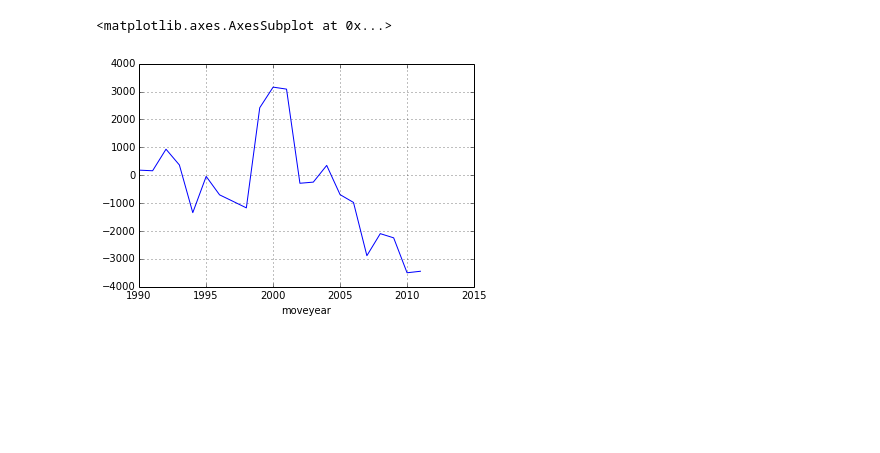
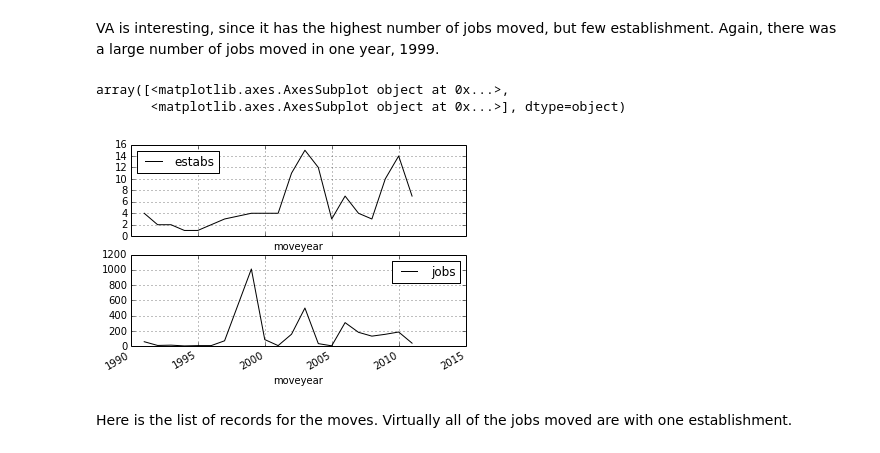
Before and after one commit to SDRDLAnalysts/pdp-data-projects, a Jupyter notebook: voiceofsandiego.org/business-migrations/analysts/ericbusboom.ipynb, the cells around one changed output. Drawn from its saved outputs; the diff is of its cells as text; code cells hidden in the pictures; blank space fills up the shorter version.

```diff
--- a/voiceofsandiego.org/business-migrations/analysts/ericbusboom.ipynb
+++ b/voiceofsandiego.org/business-migrations/analysts/ericbusboom.ipynb
@@ -15,6 +20,8 @@ assert df[(df.destcbsa == 42044) & (df.origincbsa == 20940)].jobs.sum() == 68
 assert df[(df.destcbsa == 31084)  & (df.origincbsa == 31084) ].estabs.sum() == 173234
 assert df[(df.destcbsa == 31084)  & (df.originstate == 'CA') ].estabs.sum() == 188257
 assert df[(df.origincbsa == 35084)  & (df.destcbsa == 33700 ) ].jobs.sum() == 5
+# %%
+simple_cols = ['moveyear','industry','origin_metro_area','destination_metro_area','estabs','jobs'] # Columns for table views.
 # %%
 # Create an alternative dataframe 'Half DF' that just lists the number of jobs going into or out
 # of each CBSA
@@ -152,3 +47,0 @@ df[['originstate','deststate', 'dir']].groupby('dir').head()
-# %%
-df['sig_jobs'] = df['dir'] * df['jobs']
-df['sig_estabs'] = df['dir'] * df['estabs']
@@ -190,6 +156,12 @@ estab_sums.plot()
+# %% [markdown]
+VA is interesting, since it has the highest  number of jobs moved, but few establishment. Again, there was a large number of jobs moved in one year, 1999.
 # %%
-sd_sums = df[(df.origincbsa == 41740 ) | (df.destcbsa == 41740 )].groupby('moveyear').sum()
-sd_sums['sig_jobs'].cumsum().plot()
+va_moves = df[(df.origincbsa == 41740) & ( df.deststate == 'VA') ]
+va_moves_grouped = va_moves[simple_cols].groupby('moveyear').sum()
+va_moves_grouped.plot(subplots=True)
 # %% [output]
-<matplotlib.axes.AxesSubplot at 0x...>
+array([<matplotlib.axes.AxesSubplot object at 0x...>,
+       <matplotlib.axes.AxesSubplot object at 0x...>], dtype=object)
-[figure, old version]
+[figure, new version]
+# %% [markdown]
+Here is the list of records for the moves. Virtually all of the jobs moved are with one establishment.
```
Also changed, not shown: parts of 31 cells of this notebook, 1 other file.
